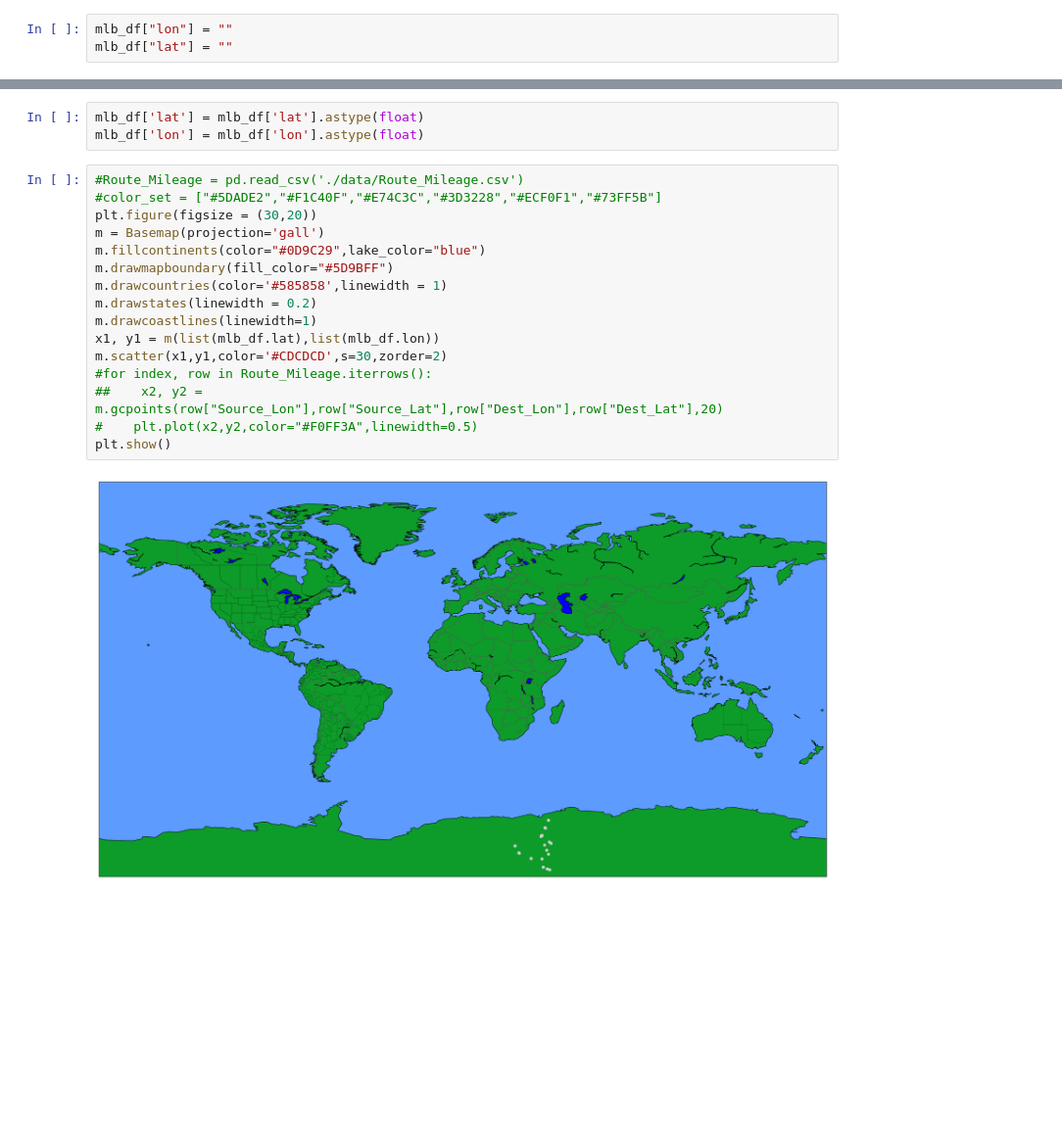
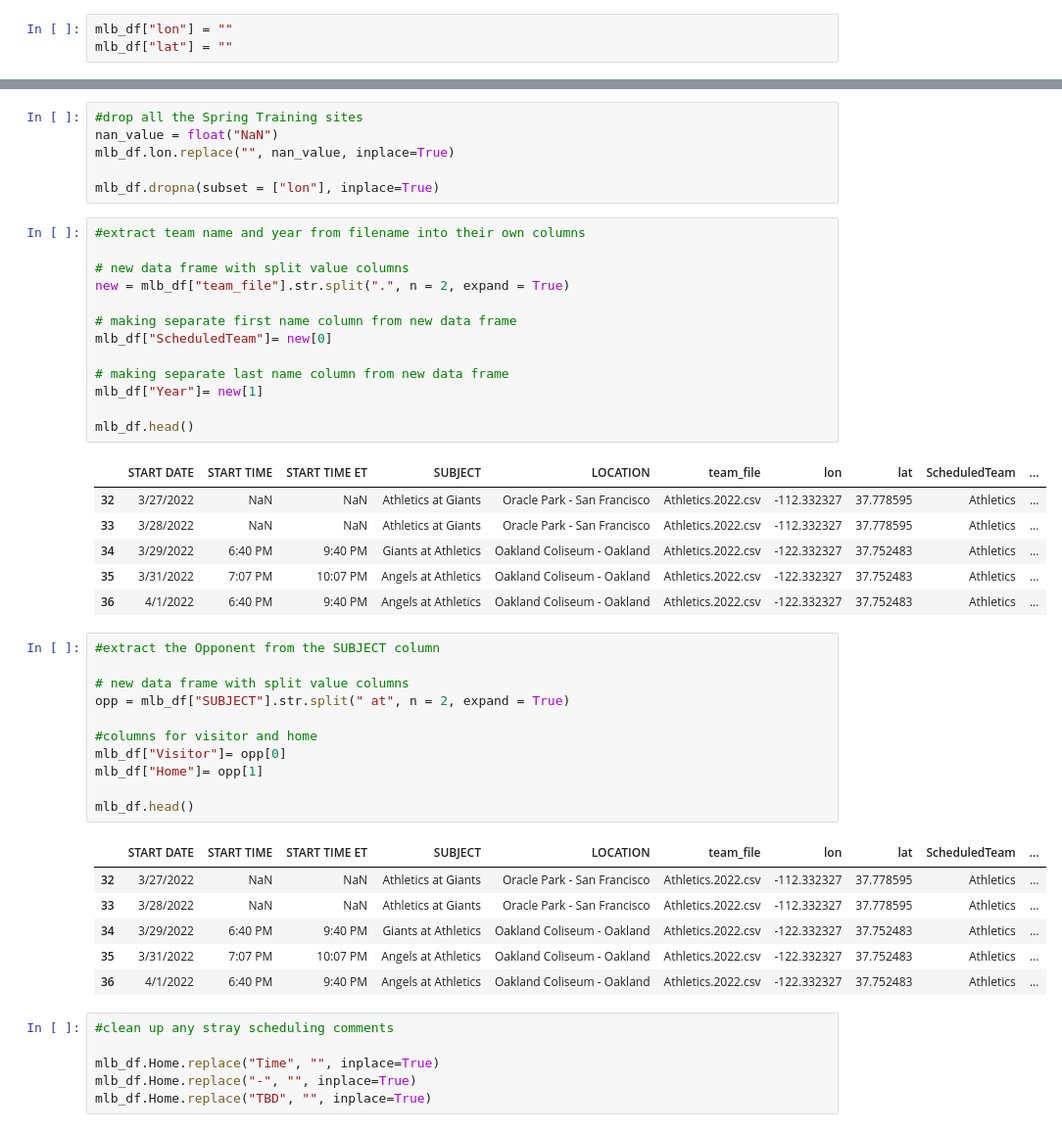
Before and after one commit to dcpatti/StadiumJourney, a Jupyter notebook: Basic Lat-Long.ipynb, the cells around one changed output, grey strips where cells are left out. Shown at 98% size. Saved outputs shown, nothing was run; the diff lists cells and outputs as text; blank space fills up the shorter version.

Commit message:
Add files via upload
Began building the distance matrix and added some more team schedules

```diff
--- a/Basic Lat-Long.ipynb
+++ b/Basic Lat-Long.ipynb
@@ -149,21 +151,50 @@ from mpl_toolkits.basemap import Basemap
-# %%
-mlb_df['lat'] = mlb_df['lat'].astype(float)
-mlb_df['lon'] = mlb_df['lon'].astype(float)
-# %%
-#Route_Mileage = pd.read_csv('./data/Route_Mileage.csv')
-#color_set = ["#5DADE2","#F1C40F","#E74C3C","#3D3228","#ECF0F1","#73FF5B"]
-plt.figure(figsize = (30,20))
-m = Basemap(projection='gall')
-m.fillcontinents(color="#0D9C29",lake_color="blue")
-m.drawmapboundary(fill_color="#5D9BFF")
-m.drawcountries(color='#585858',linewidth = 1)
-m.drawstates(linewidth = 0.2)
-m.drawcoastlines(linewidth=1)
-x1, y1 = m(list(mlb_df.lat),list(mlb_df.lon))
-m.scatter(x1,y1,color='#CDCDCD',s=30,zorder=2)
-#for index, row in Route_Mileage.iterrows():
-##    x2, y2 = m.gcpoints(row["Source_Lon"],row["Source_Lat"],row["Dest_Lon"],row["Dest_Lat"],20)
-#    plt.plot(x2,y2,color="#F0FF3A",linewidth=0.5)
-plt.show()
-# %% [output]
-[figure, removed]
+# %%
+#drop all the Spring Training sites
+nan_value = float("NaN")
+mlb_df.lon.replace("", nan_value, inplace=True)
+
+mlb_df.dropna(subset = ["lon"], inplace=True)
+# %%
+#extract team name and year from filename into their own columns
+
+# new data frame with split value columns
+new = mlb_df["team_file"].str.split(".", n = 2, expand = True)
+
+# making separate first name column from new data frame
+mlb_df["ScheduledTeam"]= new[0]
+
+# making separate last name column from new data frame
+mlb_df["Year"]= new[1]
+
+mlb_df.head()
+# %% [output]
+|  | START DATE | START TIME | START TIME ET | SUBJECT | LOCATION | team_file | lon | lat | ScheduledTeam | ... |
+| 32 | 3/27/2022 | NaN | NaN | Athletics at Giants | Oracle Park - San Francisco | Athletics.2022.csv | -112.332327 | 37.778595 | Athletics | ... |
+| 33 | 3/28/2022 | NaN | NaN | Athletics at Giants | Oracle Park - San Francisco | Athletics.2022.csv | -112.332327 | 37.778595 | Athletics | ... |
+| 34 | 3/29/2022 | 6:40 PM | 9:40 PM | Giants at Athletics | Oakland Coliseum - Oakland | Athletics.2022.csv | -122.332327 | 37.752483 | Athletics | ... |
+| 35 | 3/31/2022 | 7:07 PM | 10:07 PM | Angels at Athletics | Oakland Coliseum - Oakland | Athletics.2022.csv | -122.332327 | 37.752483 | Athletics | ... |
+| 36 | 4/1/2022 | 6:40 PM | 9:40 PM | Angels at Athletics | Oakland Coliseum - Oakland | Athletics.2022.csv | -122.332327 | 37.752483 | Athletics | ... |
+# %%
+#extract the Opponent from the SUBJECT column
+
+# new data frame with split value columns
+opp = mlb_df["SUBJECT"].str.split(" at", n = 2, expand = True)
+
+#columns for visitor and home
+mlb_df["Visitor"]= opp[0]
+mlb_df["Home"]= opp[1]
+
+mlb_df.head()
+# %% [output]
+|  | START DATE | START TIME | START TIME ET | SUBJECT | LOCATION | team_file | lon | lat | ScheduledTeam | ... |
+| 32 | 3/27/2022 | NaN | NaN | Athletics at Giants | Oracle Park - San Francisco | Athletics.2022.csv | -112.332327 | 37.778595 | Athletics | ... |
+| 33 | 3/28/2022 | NaN | NaN | Athletics at Giants | Oracle Park - San Francisco | Athletics.2022.csv | -112.332327 | 37.778595 | Athletics | ... |
+| 34 | 3/29/2022 | 6:40 PM | 9:40 PM | Giants at Athletics | Oakland Coliseum - Oakland | Athletics.2022.csv | -122.332327 | 37.752483 | Athletics | ... |
+| 35 | 3/31/2022 | 7:07 PM | 10:07 PM | Angels at Athletics | Oakland Coliseum - Oakland | Athletics.2022.csv | -122.332327 | 37.752483 | Athletics | ... |
+| 36 | 4/1/2022 | 6:40 PM | 9:40 PM | Angels at Athletics | Oakland Coliseum - Oakland | Athletics.2022.csv | -122.332327 | 37.752483 | Athletics | ... |
+# %%
+#clean up any stray scheduling comments
+
+mlb_df.Home.replace("Time", "", inplace=True)
+mlb_df.Home.replace("-", "", inplace=True)
+mlb_df.Home.replace("TBD", "", inplace=True)
```
Also changed, not shown: parts of 14 cells of this notebook.
